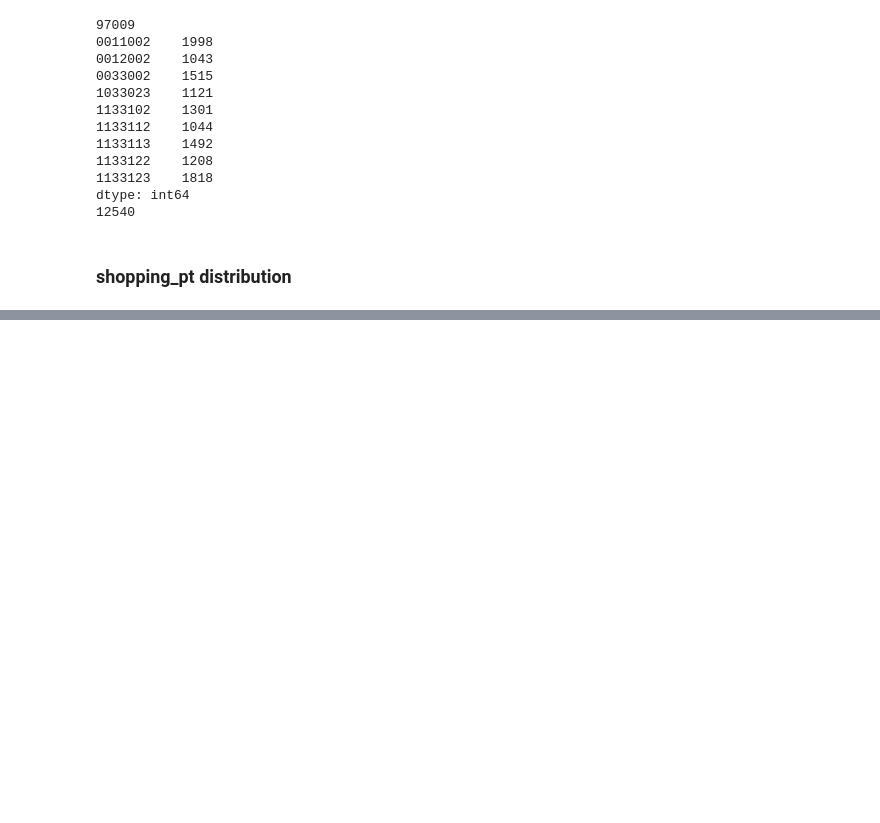
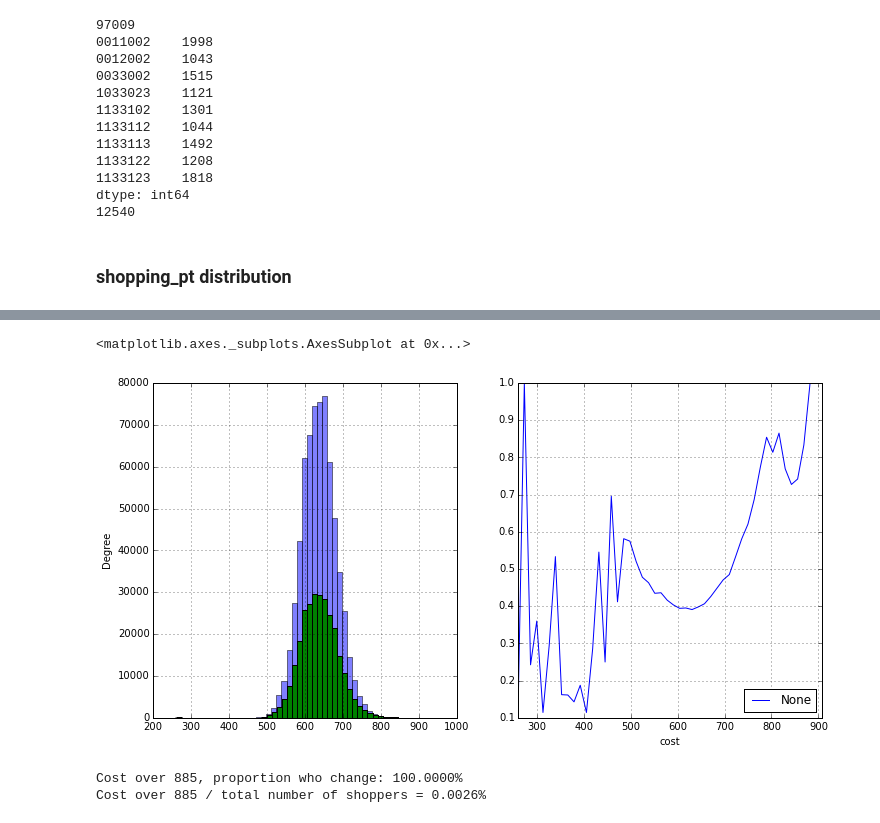
Before and after one commit to simw/kaggle, a Jupyter notebook: allstate-prediction/1-DataExploration.ipynb, the cells around one changed output, grey strips where cells are left out. Saved outputs shown, nothing was run; the diff lists cells and outputs as text; code cells hidden in the pictures; blank space fills up the shorter version.

```diff
--- a/allstate-prediction/1-DataExploration.ipynb
+++ b/allstate-prediction/1-DataExploration.ipynb
@@ -182,0 +202,25 @@ leads[['customer_ID', 'shopping_pt']].groupby('customer_ID').max()
+# %%
+f, (ax1, ax2) = plt.subplots(1,2, figsize=(12,6))
+
+shoppers['cost'].plot(ax=ax1, kind='hist', bins=50, alpha=0.5)
+shoppers[shoppers['will_change']]['cost'].plot(ax=ax1, kind='hist', bins=50)
+
+count_shoppers, division = np.histogram(shoppers['cost'], bins=50)
+count_will_change = np.histogram(shoppers[shoppers['will_change']]['cost'], bins=division)[0]
+count = pd.DataFrame()
+count['cost'] = division[:-1]
+count['shoppers'] = count_shoppers
+count['will_change'] = count_will_change
+count['ratio'] = count['will_change'] / count['shoppers']
+count.plot(ax=ax2, x='cost', y='ratio', kind='line')
+# %% [output]
+<matplotlib.axes._subplots.AxesSubplot at 0x...>
+[figure, added]
+# %%
+cutoff = 885
+print('Cost over {0}, proportion who change: {1:.4%}'.format(cutoff, (shoppers[shoppers['will_change']]['cost'] > cutoff).sum() /
+                      (shoppers['cost'] > cutoff).sum()))
+print('Cost over {0} / total number of shoppers = {1:.4%}'.format(cutoff, (shoppers['cost'] > cutoff).sum() / shoppers['cost'].count()))
+# %% [output]
+Cost over 885, proportion who change: 100.0000%
+Cost over 885 / total number of shoppers = 0.0026%
```
Also changed, not shown: parts of 18 cells of this notebook, 5 other files.
